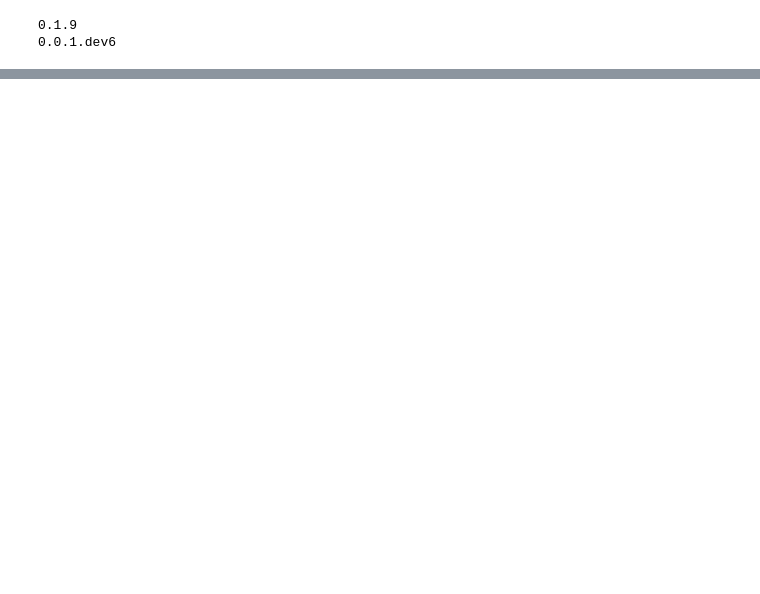
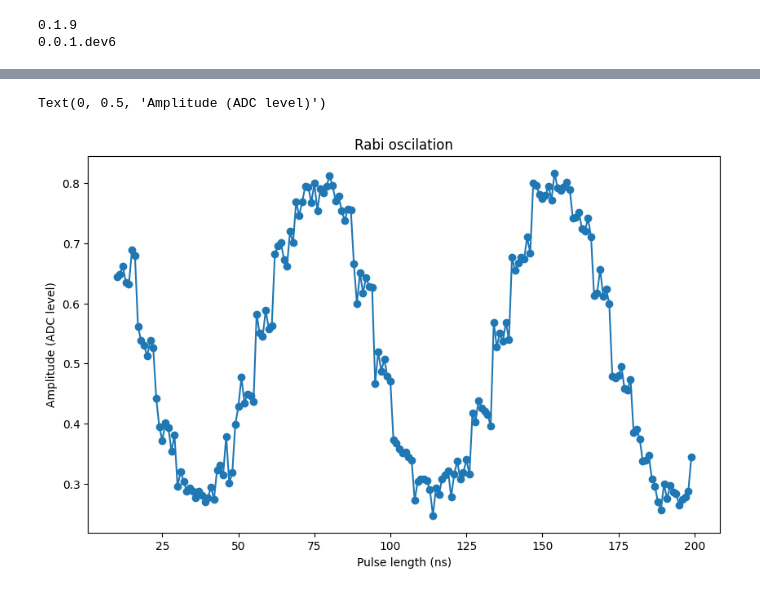
Before and after one commit to qiboteam/qibolab, a Jupyter notebook: examples/check_qibolab.ipynb, the cells around one changed output, grey strips where cells are left out. Drawn from its saved outputs; the diff is of its cells as text; code cells hidden in the pictures; blank space fills up the shorter version.

```diff
--- a/examples/check_qibolab.ipynb
+++ b/examples/check_qibolab.ipynb
@@ -51,6 +134,14 @@ print(result)
 # %%
+#
+# Rabi oscillation - Length
+#
+runcard = qibolab_folder / "runcards" / "tii_rfsoc4x2.yml"
+
+platform = Platform("tii_rfsoc4x2")
+
 start = 10
 step = 1
+stop = 200
 platform.connect()
 platform.setup()
 lengths = np.arange(start, stop, step)
@@ -59,7 +150,7 @@ for i, length in enumerate(lengths):
     qd_pulse = platform.create_RX_pulse(0, start=0)
     ro_pulse = platform.create_MZ_pulse(0, start=qd_pulse.start)
     qd_pulse.duration = length
-    qd_pulse.shape.rel_sigma = length/4
+    #qd_pulse.shape.rel_sigma = length/4
 
     sequence = PulseSequence()
     sequence.add(qd_pulse)
@@ -67,3 +158,13 @@ for i, length in enumerate(lengths):
     platform.setup()
     msr, phase, avgi, avgq = platform.execute_pulse_sequence(sequence)
     results.append((avgi, avgq))
+
+results = np.array(results)
+amp = np.abs(results[:, 0] + 1j * results[:, 1])
+plt.figure(figsize=(10, 6))
+
+plt.plot(lengths,amp,'o-');
+plt.title("Rabi oscilation")
+plt.xlabel("Pulse length (ns)")
+plt.ylabel("Amplitude (ADC level)")
+# %% [output]
@@ -69,0 +173,2 @@ for i, length in enumerate(lengths):
+Text(0, 0.5, 'Amplitude (ADC level)')
+[figure, added]
```
Also changed, not shown: parts of 13 cells of this notebook, 2 other files.
